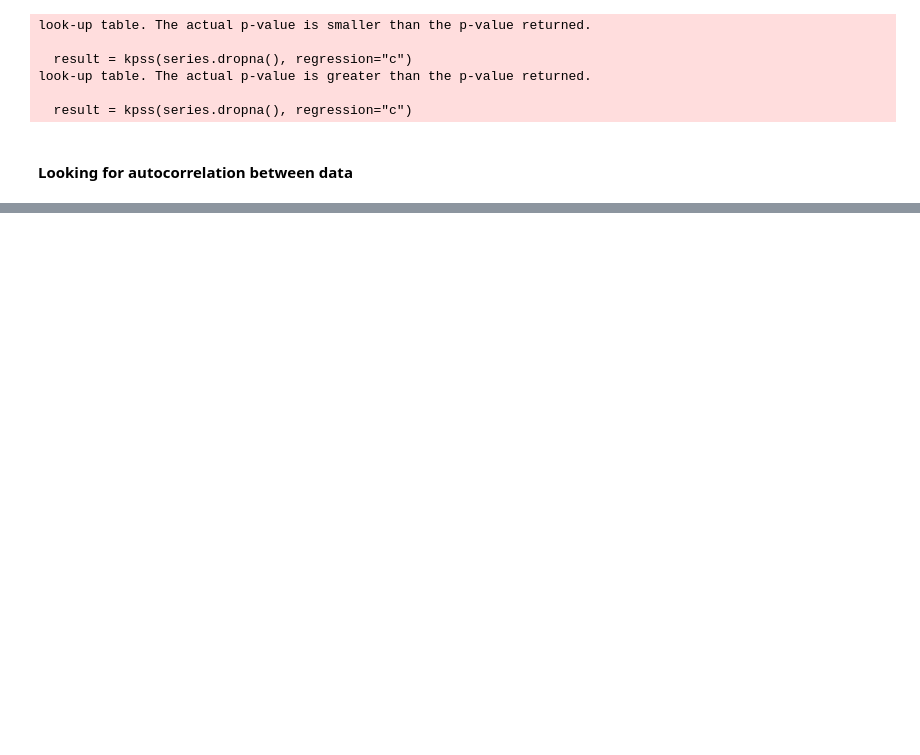
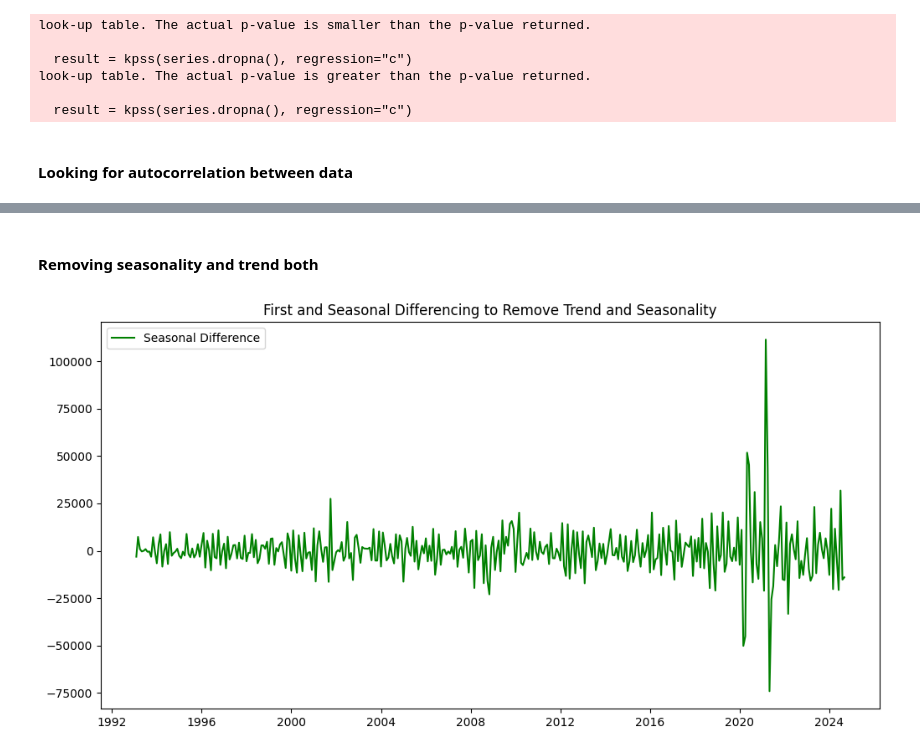
Before and after one commit to snehsuresh/llm-forecasting-ccb, a Jupyter notebook: experiment.ipynb, the cells around one changed output, grey strips where cells are left out. Cells and saved outputs as stored; diff of their text form; code cells hidden in the pictures; blank space fills up the shorter version.

```diff
--- a/experiment.ipynb
+++ b/experiment.ipynb
@@ -161,0 +183,16 @@ plt.show()
+# %% [markdown]
+#### Removing seasonality and trend both
+# %%
+df["Seasonal over First Difference"] = df["First Difference"].diff(
+    rolling_window
+)  # Seasonal differencing the first difference for 12-month seasonality to remove trend and seasonality both
+
+plt.figure(figsize=(12, 6))
+plt.plot(
+    df["Seasonal over First Difference"], color="green", label="Seasonal Difference"
+)
+plt.title("First and Seasonal Differencing to Remove Trend and Seasonality")
+plt.legend()
+plt.show()
+# %% [output]
+[figure, added]
```
Also changed, not shown: parts of 26 cells of this notebook, 1 other file.
